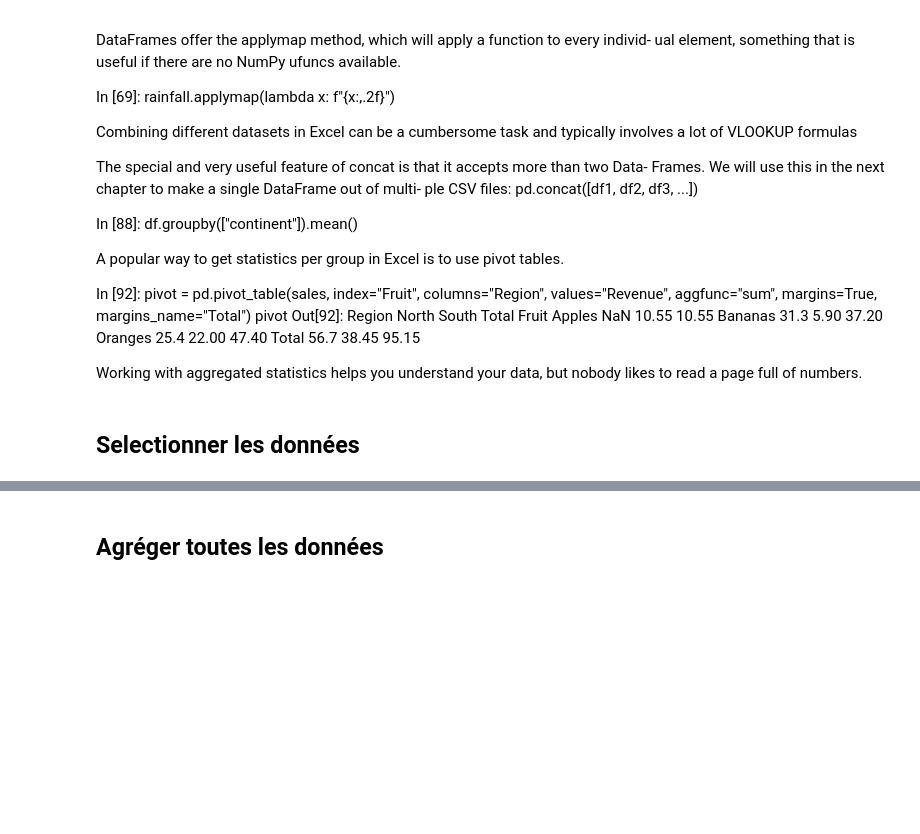
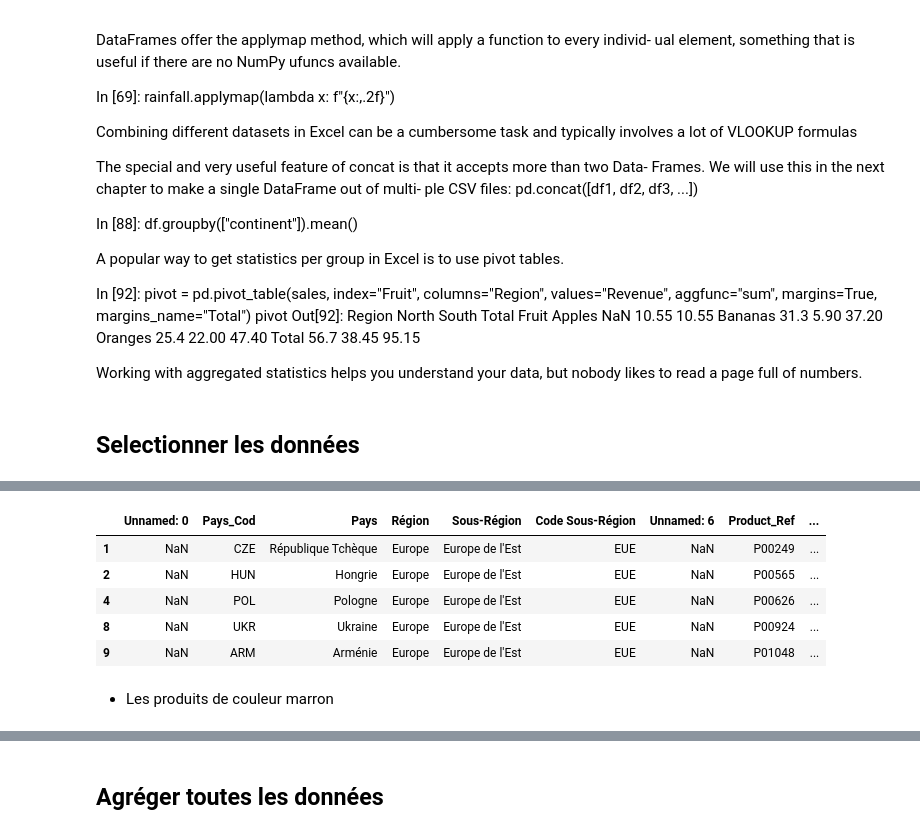
Before and after one commit to heretica/python_for_excel, a Jupyter notebook: s2_bases_pandas.ipynb, the cells around one changed output, grey strips where cells are left out. Saved outputs shown, nothing was run; the diff lists cells and outputs as text; code cells hidden in the pictures; blank space fills up the shorter version.

```diff
--- a/s2_bases_pandas.ipynb
+++ b/s2_bases_pandas.ipynb
@@ -57,2 +83,3 @@ import pandas as pd
 # %%
-df_reference = pd.read_excel("referentiel.xlsx", header = None)
+df_reference = pd.read_excel("referentiel.xlsx", header = 0)
+three_lines = df_reference.loc[:2]
@@ -65,0 +125,13 @@ df_reference = pd.read_excel("referentiel.xlsx", header = None)
+# %%
+fifteen_plus = df_reference.loc[df_reference["Prix vente HT"] >= 10]
+# %%
+fifteen_plus.head()
+# %% [output]
+|  | Unnamed: 0 | Pays_Cod | Pays | Région | Sous-Région | Code Sous-Région | Unnamed: 6 | Product_Ref | ... |
+| 1 | NaN | CZE | République Tchèque | Europe | Europe de l'Est | EUE | NaN | P00249 | ... |
+| 2 | NaN | HUN | Hongrie | Europe | Europe de l'Est | EUE | NaN | P00565 | ... |
+| 4 | NaN | POL | Pologne | Europe | Europe de l'Est | EUE | NaN | P00626 | ... |
+| 8 | NaN | UKR | Ukraine | Europe | Europe de l'Est | EUE | NaN | P00924 | ... |
+| 9 | NaN | ARM | Arménie | Europe | Europe de l'Est | EUE | NaN | P01048 | ... |
+# %% [markdown]
+* Les produits de couleur marron
```
Also changed, not shown: parts of 30 cells of this notebook, 5 other files.
